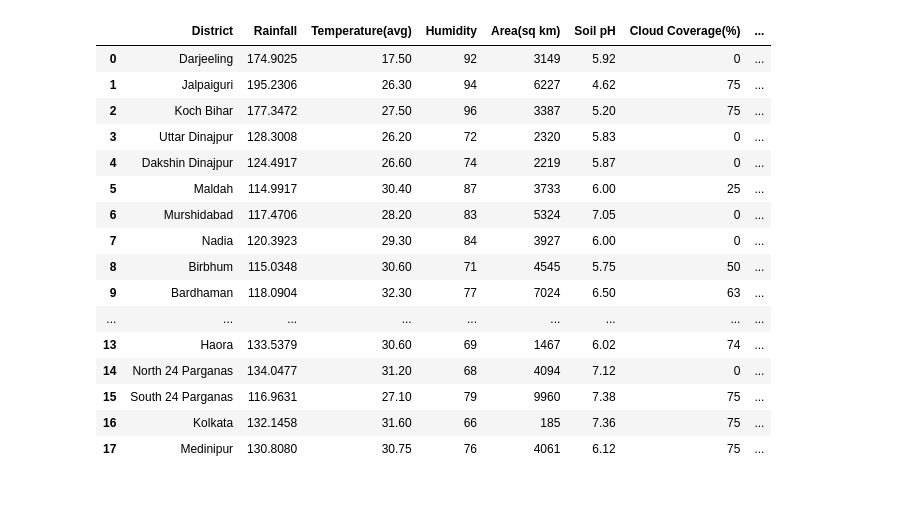
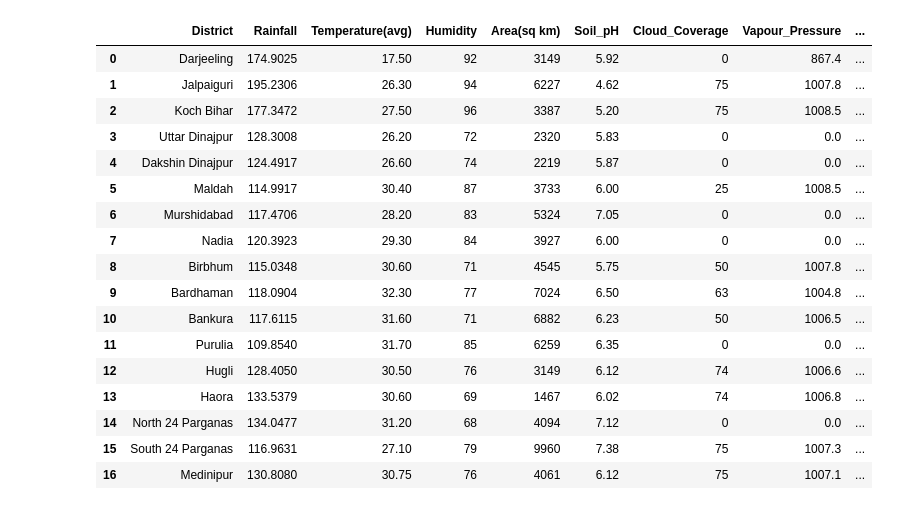
Before and after one commit to arghac14/Yield-prediction-2, a Jupyter notebook: DatasetExploration.ipynb, the cells around one changed output. Drawn from its saved outputs; the diff is of its cells as text; code cells hidden in the pictures.

```diff
--- a/DatasetExploration.ipynb
+++ b/DatasetExploration.ipynb
@@ -5,34 +5,35 @@ import numpy as np
 import pandas as pd
 # %%
 data={
-    'District':['Darjeeling','Jalpaiguri','Koch Bihar','Uttar Dinajpur','Dakshin Dinajpur','Maldah','Murshidabad','Nadia','Birbhum','Bardhaman','Bankura','Purulia','Hugli','Haora','North 24 Parganas','South 24 Parganas','Kolkata','Medinipur'],
-    'Rainfall':[174.9025,195.2306,177.3472,128.3008,124.4917,114.9917,117.4706,120.3923,115.0348,118.0904,117.6115,109.8540,128.4050,133.5379,134.0477,116.9631,132.1458,130.8080],
-    'Temperature(avg)':[17.5,26.3,27.5,26.2,26.6,30.4,28.2,29.3,30.6,32.3,31.6,31.7,30.5,30.6,31.2,27.1,31.6,30.75],
-    'Humidity':[92,94,96,72,74,87,83,84,71,77,71,85,76,69,68,79,66,76],
-    'Area(sq km)':[3149,6227,3387,2320,2219,3733,5324,3927,4545,7024,6882,6259,3149,1467,4094,9960,185,4061],
-    'Soil pH':[5.92,4.62,5.2,5.83,5.87,6.0,7.05,6.0,5.75,6.5,6.23,6.35,6.12,6.02,7.12,7.38,7.36,6.12],
-    'Cloud Coverage(%)':[0,75,75,0,0,25,0,0,50,63,50,0,74,74,0,75,75,75],
-    'Vapour Pressure(hPa)':[867.4,1007.8,1008.5,0,0,1008.5,0,0,1007.8,1004.8,1006.5,0,1006.6,1006.8,0,1007.3,1007.3,1007.1],
-    'Yield Rate(Kg/Hect)':[2098.58,2459.69,2376.35,2592.39,2829.67,3233.12,3081.66,2876.25,3262.04,3242.24,2701.24,2141.85,3053.53,2485.50,2873.51,2440.98,0,2717.67],#aman paddy
-    'Production(\'000 tonnes)':[56.945,433.939,515.777,466.273,462.884,457.341,686.341,273.137,1029.374,1361.138,794.716,597.889,580.845,176.630,401.623,794.541,0,546.260]
+    'District':['Darjeeling','Jalpaiguri','Koch Bihar','Uttar Dinajpur','Dakshin Dinajpur','Maldah','Murshidabad','Nadia','Birbhum','Bardhaman','Bankura','Purulia','Hugli','Haora','North 24 Parganas','South 24 Parganas','Medinipur'],
+    'Rainfall':[174.9025,195.2306,177.3472,128.3008,124.4917,114.9917,117.4706,120.3923,115.0348,118.0904,117.6115,109.8540,128.4050,133.5379,134.0477,116.9631,130.8080],
+    'Temperature(avg)':[17.5,26.3,27.5,26.2,26.6,30.4,28.2,29.3,30.6,32.3,31.6,31.7,30.5,30.6,31.2,27.1,30.75],
+    'Humidity':[92,94,96,72,74,87,83,84,71,77,71,85,76,69,68,79,76],
+    'Area(sq km)':[3149,6227,3387,2320,2219,3733,5324,3927,4545,7024,6882,6259,3149,1467,4094,9960,4061],
+    'Soil_pH':[5.92,4.62,5.2,5.83,5.87,6.0,7.05,6.0,5.75,6.5,6.23,6.35,6.12,6.02,7.12,7.38,6.12],
+    'Cloud_Coverage':[0,75,75,0,0,25,0,0,50,63,50,0,74,74,0,75,75],
+    'Vapour_Pressure':[867.4,1007.8,1008.5,0,0,1008.5,0,0,1007.8,1004.8,1006.5,0,1006.6,1006.8,0,1007.3,1007.1],
+    'Yield_Rate(Kg/Hect)':[2098.58,2459.69,2376.35,2592.39,2829.67,3233.12,3081.66,2876.25,3262.04,3242.24,2701.24,2141.85,3053.53,2485.50,2873.51,2440.98,2717.67],#aman paddy
+    'Production':[56.945,433.939,515.777,466.273,462.884,457.341,686.341,273.137,1029.374,1361.138,794.716,597.889,580.845,176.630,401.623,794.541,546.260]
 }
 df=pd.DataFrame(data)
 df
 # %% [output]
-|  | District | Rainfall | Temperature(avg) | Humidity | Area(sq km) | Soil pH | Cloud Coverage(%) | ... |
-| 0 | Darjeeling | 174.9025 | 17.50 | 92 | 3149 | 5.92 | 0 | ... |
-| 1 | Jalpaiguri | 195.2306 | 26.30 | 94 | 6227 | 4.62 | 75 | ... |
-| 2 | Koch Bihar | 177.3472 | 27.50 | 96 | 3387 | 5.20 | 75 | ... |
-| 3 | Uttar Dinajpur | 128.3008 | 26.20 | 72 | 2320 | 5.83 | 0 | ... |
-| 4 | Dakshin Dinajpur | 124.4917 | 26.60 | 74 | 2219 | 5.87 | 0 | ... |
-| 5 | Maldah | 114.9917 | 30.40 | 87 | 3733 | 6.00 | 25 | ... |
-| 6 | Murshidabad | 117.4706 | 28.20 | 83 | 5324 | 7.05 | 0 | ... |
-| 7 | Nadia | 120.3923 | 29.30 | 84 | 3927 | 6.00 | 0 | ... |
-| 8 | Birbhum | 115.0348 | 30.60 | 71 | 4545 | 5.75 | 50 | ... |
-| 9 | Bardhaman | 118.0904 | 32.30 | 77 | 7024 | 6.50 | 63 | ... |
-| ... | ... | ... | ... | ... | ... | ... | ... | ... |
-| 13 | Haora | 133.5379 | 30.60 | 69 | 1467 | 6.02 | 74 | ... |
-| 14 | North 24 Parganas | 134.0477 | 31.20 | 68 | 4094 | 7.12 | 0 | ... |
-| 15 | South 24 Parganas | 116.9631 | 27.10 | 79 | 9960 | 7.38 | 75 | ... |
-| 16 | Kolkata | 132.1458 | 31.60 | 66 | 185 | 7.36 | 75 | ... |
-| 17 | Medinipur | 130.8080 | 30.75 | 76 | 4061 | 6.12 | 75 | ... |
+|  | District | Rainfall | Temperature(avg) | Humidity | Area(sq km) | Soil_pH | Cloud_Coverage | Vapour_Pressure | ... |
+| 0 | Darjeeling | 174.9025 | 17.50 | 92 | 3149 | 5.92 | 0 | 867.4 | ... |
+| 1 | Jalpaiguri | 195.2306 | 26.30 | 94 | 6227 | 4.62 | 75 | 1007.8 | ... |
+| 2 | Koch Bihar | 177.3472 | 27.50 | 96 | 3387 | 5.20 | 75 | 1008.5 | ... |
+| 3 | Uttar Dinajpur | 128.3008 | 26.20 | 72 | 2320 | 5.83 | 0 | 0.0 | ... |
+| 4 | Dakshin Dinajpur | 124.4917 | 26.60 | 74 | 2219 | 5.87 | 0 | 0.0 | ... |
+| 5 | Maldah | 114.9917 | 30.40 | 87 | 3733 | 6.00 | 25 | 1008.5 | ... |
+| 6 | Murshidabad | 117.4706 | 28.20 | 83 | 5324 | 7.05 | 0 | 0.0 | ... |
+| 7 | Nadia | 120.3923 | 29.30 | 84 | 3927 | 6.00 | 0 | 0.0 | ... |
+| 8 | Birbhum | 115.0348 | 30.60 | 71 | 4545 | 5.75 | 50 | 1007.8 | ... |
+| 9 | Bardhaman | 118.0904 | 32.30 | 77 | 7024 | 6.50 | 63 | 1004.8 | ... |
+| 10 | Bankura | 117.6115 | 31.60 | 71 | 6882 | 6.23 | 50 | 1006.5 | ... |
+| 11 | Purulia | 109.8540 | 31.70 | 85 | 6259 | 6.35 | 0 | 0.0 | ... |
+| 12 | Hugli | 128.4050 | 30.50 | 76 | 3149 | 6.12 | 74 | 1006.6 | ... |
+| 13 | Haora | 133.5379 | 30.60 | 69 | 1467 | 6.02 | 74 | 1006.8 | ... |
+| 14 | North 24 Parganas | 134.0477 | 31.20 | 68 | 4094 | 7.12 | 0 | 0.0 | ... |
+| 15 | South 24 Parganas | 116.9631 | 27.10 | 79 | 9960 | 7.38 | 75 | 1007.3 | ... |
+| 16 | Medinipur | 130.8080 | 30.75 | 76 | 4061 | 6.12 | 75 | 1007.1 | ... |
```
Also changed, not shown: parts of 10 cells of this notebook.
